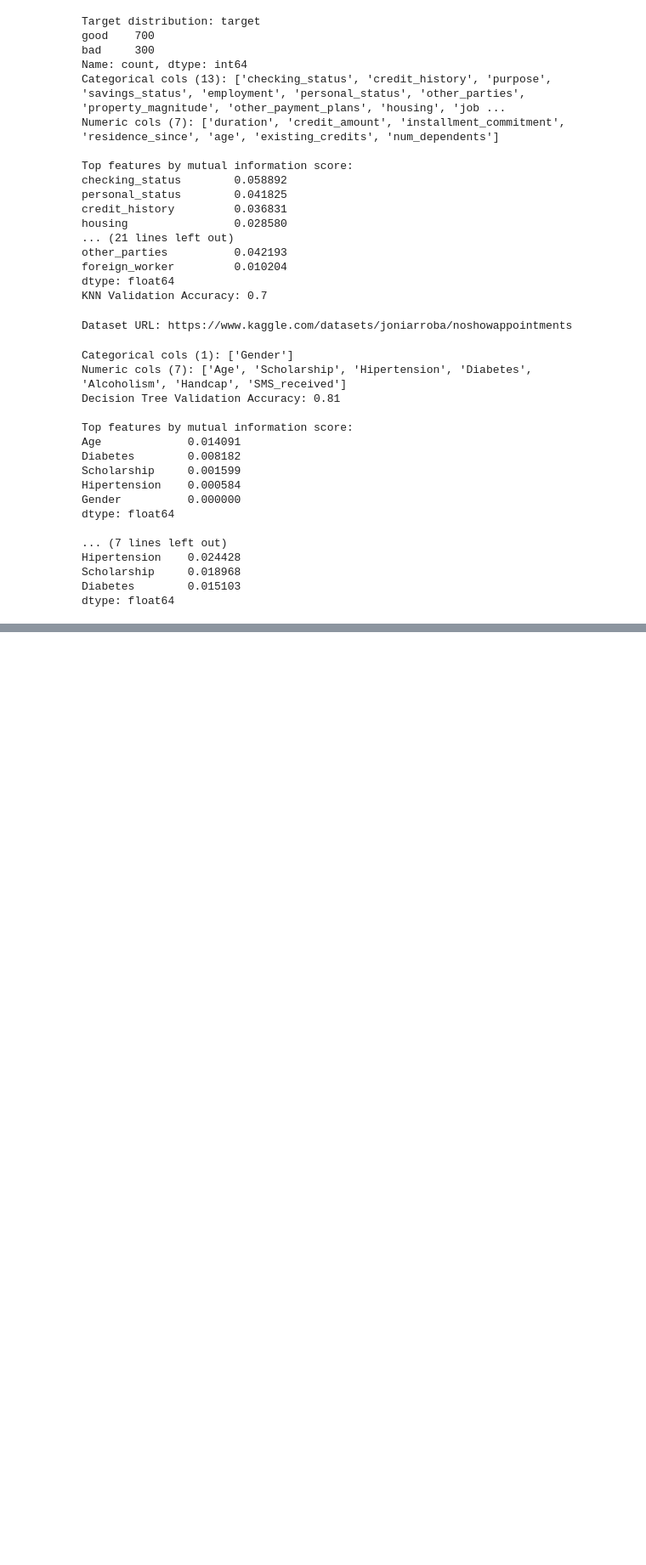
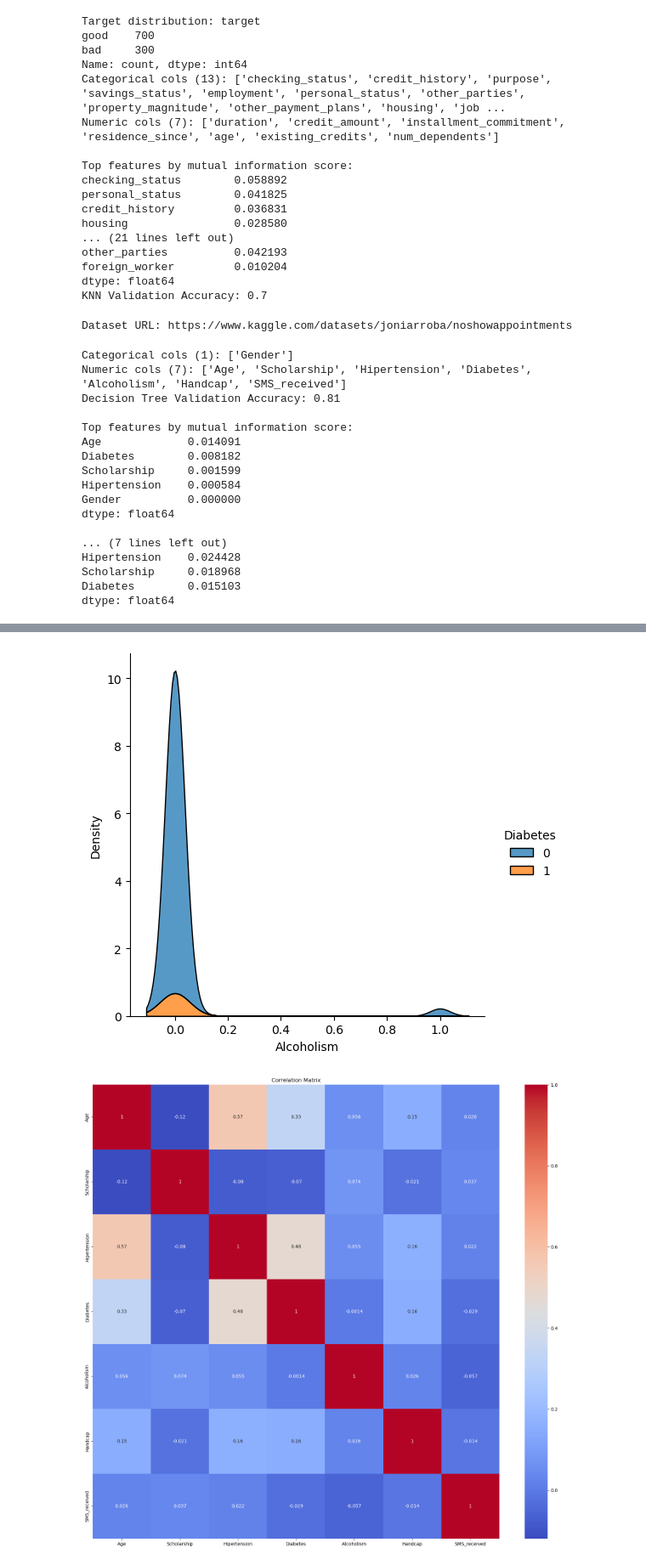
Before and after one commit to aminucf2002/RoboGardenAK, a Jupyter notebook: Module3/Module3_Classification.ipynb, the cells around one changed output, grey strips where cells are left out. Shown at 85% size. Saved outputs shown, nothing was run; the diff lists cells and outputs as text; code cells hidden in the pictures; blank space fills up the shorter version.

```diff
--- a/Module3/Module3_Classification.ipynb
+++ b/Module3/Module3_Classification.ipynb
@@ -725,0 +741,13 @@ ValueError: The truth value of an array with more than one element is ambiguous.
+# %%
+sns.displot(df1, x="Alcoholism", hue="Diabetes", kind="kde", multiple="stack")
+
+columns_to_drop = ['PatientId', 'AppointmentID']
+data = df1.drop(columns=columns_to_drop)
+
+plt.figure(figsize=(20, 18))
+sns.heatmap(data.select_dtypes(exclude=['object', 'category']).corr(), annot=True, cmap='coolwarm')
+plt.title('Correlation Matrix')
+plt.show()
+# %% [output]
+[figure, added]
+[figure, added]
```
Also changed, not shown: parts of 3 cells of this notebook, 4 other files.
